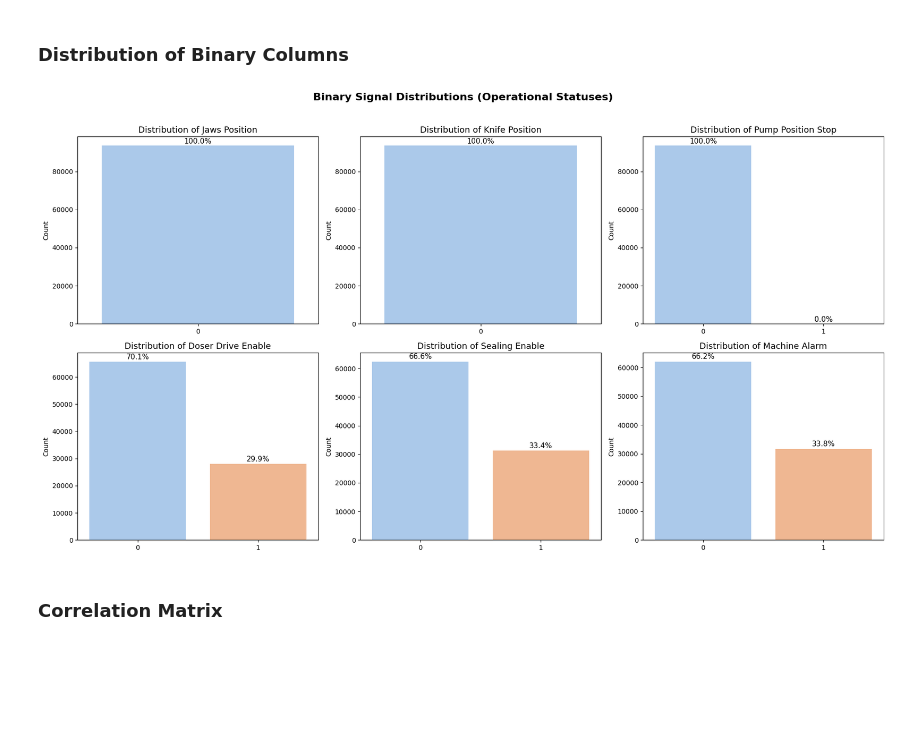
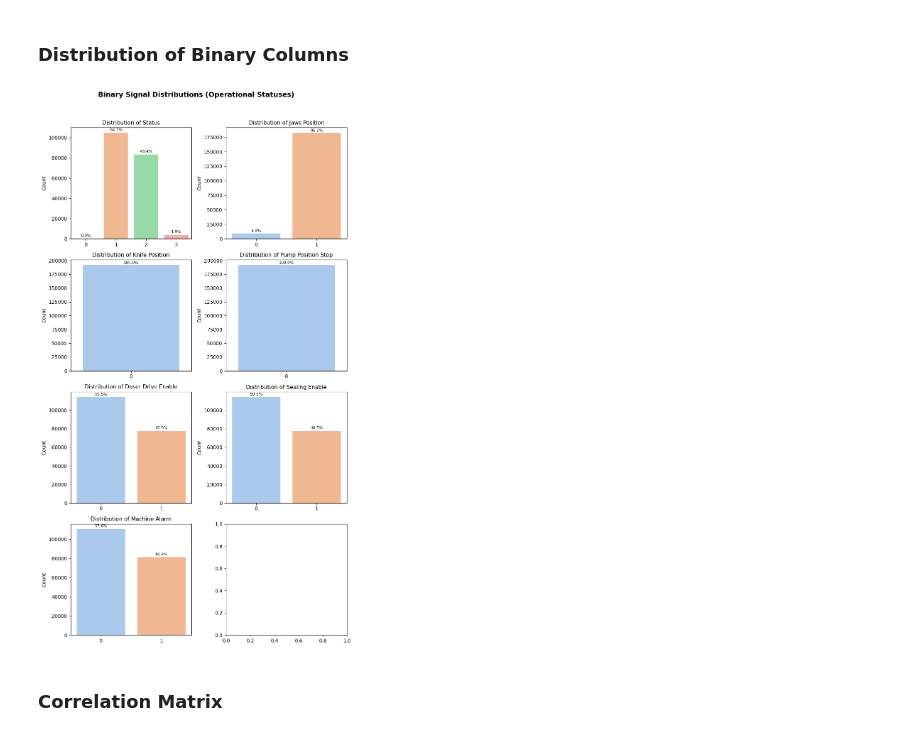
Before and after one commit to n0yy/pdm-b7, a Jupyter notebook: notebooks/01_data_exploration_and_feature_selection.ipynb, the cells around one changed output. Saved outputs shown, nothing was run; the diff lists cells and outputs as text; code cells hidden in the pictures; blank space fills up the shorter version.

```diff
--- a/notebooks/01_data_exploration_and_feature_selection.ipynb
+++ b/notebooks/01_data_exploration_and_feature_selection.ipynb
@@ -23,0 +33,13 @@ df.head()
+# %%
+df.drop(columns=["id", "Shift"], inplace=True)
+# %%
+# Pastikan kolom dalam format string waktu (hh:mm:ss)
+time_cols = ["Downtime (hh:mm:ss)", "Output Time (hh:mm:ss)", "Total Time (hh:mm:ss)"]
+
+for col in time_cols:
+    df[col.split(" (")[0] + "_sec"] = pd.to_timedelta(df[col]).dt.total_seconds()
+
+# Drop the original time columns
+df.drop(columns=time_cols, inplace=True)
+df.dropna(inplace=True)
+df.tail(2)
@@ -23,0 +51,2 @@ df.head()
+# %%
+df = df[df["Pump Position Stop"] != 1]
@@ -29,13 +71,13 @@ df.head()
 ### Numeric Columns
 # %%
 numeric_cols = [
-    'suhu_sealing_vertikal_bawah',
-    'suhu_sealing_vertikal_atas',
-    'suhu_sealing_horizontal_depan',
-    'suhu_sealing_horizontal_belakang',
-    'downtime_sec',
-    'output_time_sec',
-    'total_time_sec'
+    'Suhu Sealing Vertikal Bawah (oC)',
+    'Suhu Sealing Vertical Atas (oC)',
+    'Suhu Sealing Horizontal Depan/Kanan (oC)',
+    'Suhu Sealing Horizontal Belakang/Kiri (oC )',
+    'Downtime_sec', 'Output Time_sec',
+    'Total Time_sec',
+    'Speed(rpm)'
 ]
 
 plt.figure(figsize=(16, 10))
@@ -85,31 +127,32 @@ plt.show()
 ### Distribution of Binary Columns
 # %%
 binary_cols = [
-    'jaws_position', 'knife_position', 'pump_position_stop',
-    'doser_drive_enable', 'sealing_enable', 'machine_alarm'
+    'Status', 'Jaws Position',
+    'Knife Position', 'Pump Position Stop', 'Doser Drive Enable',
+    'Sealing Enable', 'Machine Alarm'
 ]
 
-fig, axes = plt.subplots(nrows=2, ncols=3, figsize=(18, 10))
+fig, axes = plt.subplots(nrows=4, ncols=2, figsize=(9, 16))
 axes = axes.flatten()
 
 for i, col in enumerate(binary_cols):
     ax = axes[i]
     sns.countplot(data=df_cleaned, x=col, ax=ax, palette='pastel')
 
     total = len(df_cleaned)
     for p in ax.patches:
         count = p.get_height()
         percentage = f'{100 * count / total:.1f}%'
         x = p.get_x() + p.get_width() / 2
         y = count
-        ax.text(x, y + total * 0.01, percentage, ha='center', fontsize=11)
+        ax.text(x, y + total * 0.01, percentage, ha='center', fontsize=8)
 
-    ax.set_title(f'Distribution of {col.replace("_", " ").title()}', fontsize=13)
+    ax.set_title(f'Distribution of {col.replace("_", " ").title()}', fontsize=11)
     ax.set_xlabel('')
     ax.set_ylabel('Count')
 
-plt.suptitle('Binary Signal Distributions (Operational Statuses)', fontsize=16, weight='bold')
+plt.suptitle('Binary Signal Distributions (Operational Statuses)', fontsize=14, weight='bold')
 plt.tight_layout(rect=[0, 0, 1, 0.96])
 plt.show()
 # %% [output]
-[figure, old version]
+[figure, new version]
```
Also changed, not shown: parts of 21 cells of this notebook, 5 other files.
